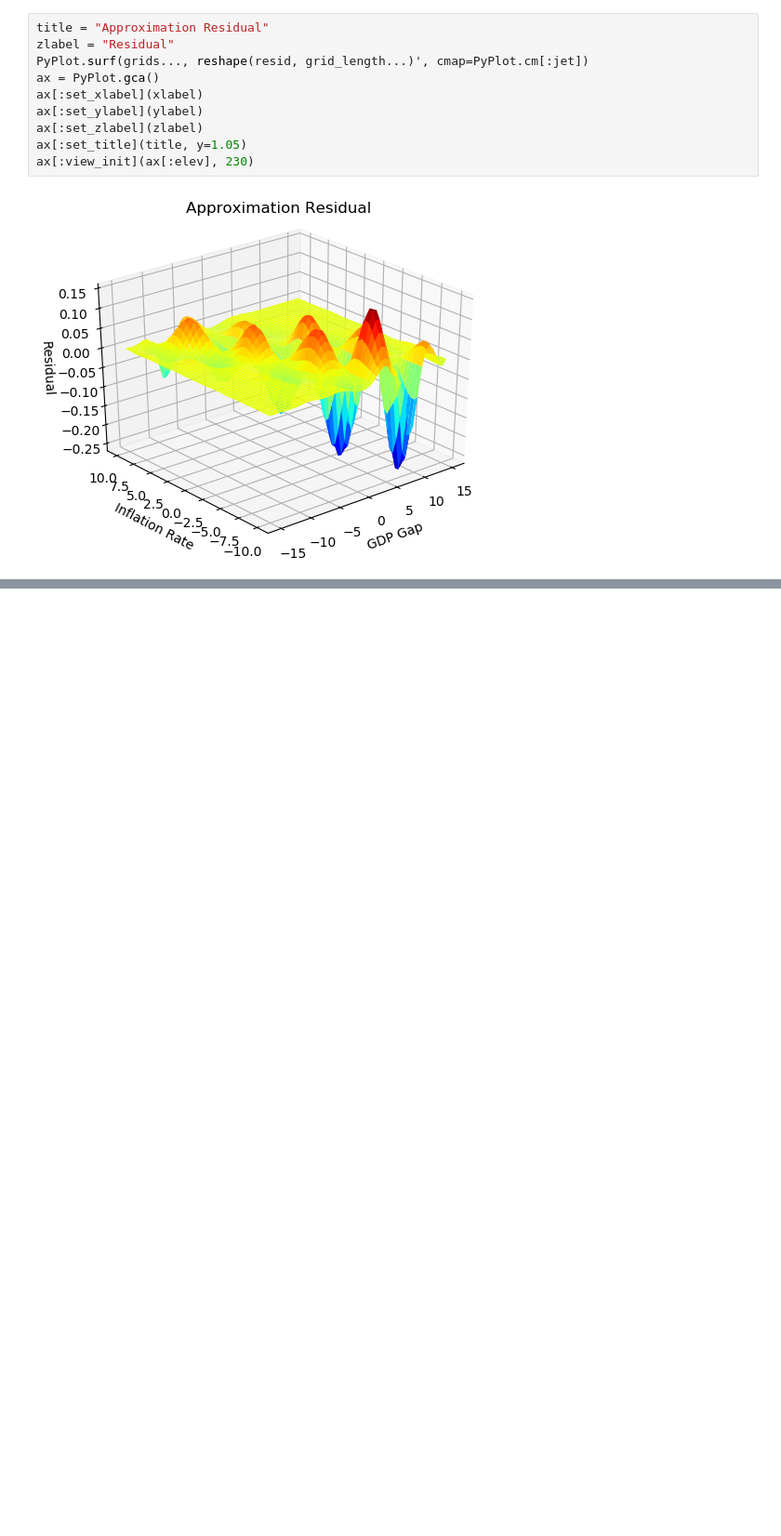
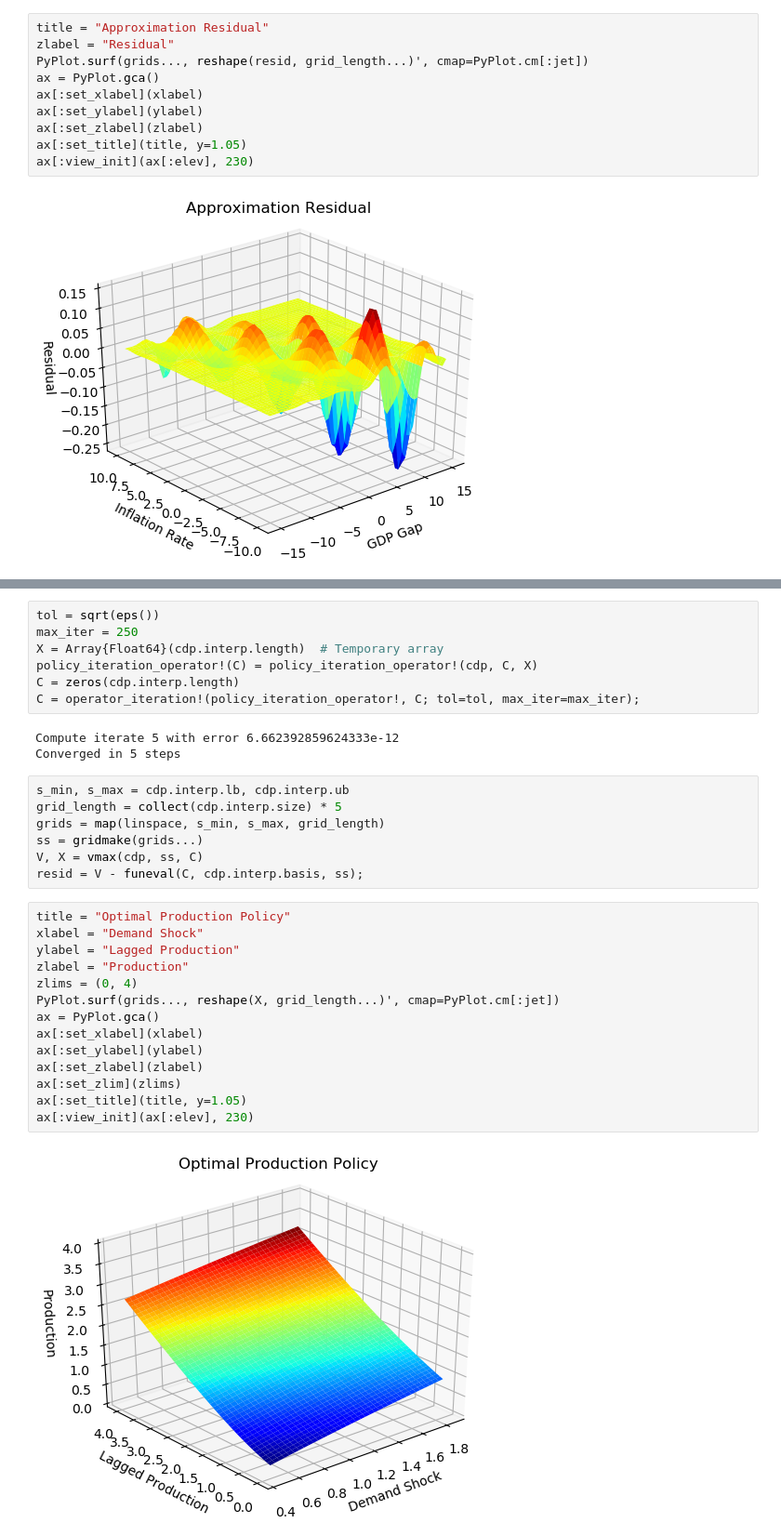
Before and after one commit to OyamaZemi/MirandaFackler.notebooks, a Jupyter notebook: collocation/collocation.ipynb, the cells around one changed output, grey strips where cells are left out. Shown at 93% size. Saved outputs shown, nothing was run; the diff lists cells and outputs as text; blank space fills up the shorter version.

```diff
--- a/collocation/collocation.ipynb
+++ b/collocation/collocation.ipynb
@@ -595,0 +699,33 @@ ax[:view_init](ax[:elev], 230)
+# %%
+tol = sqrt(eps())
+max_iter = 250
+X = Array{Float64}(cdp.interp.length)  # Temporary array
+policy_iteration_operator!(C) = policy_iteration_operator!(cdp, C, X)
+C = zeros(cdp.interp.length)
+C = operator_iteration!(policy_iteration_operator!, C; tol=tol, max_iter=max_iter);
+# %% [output]
+Compute iterate 5 with error 6.662392859624333e-12
+Converged in 5 steps
+# %%
+s_min, s_max = cdp.interp.lb, cdp.interp.ub
+grid_length = collect(cdp.interp.size) * 5
+grids = map(linspace, s_min, s_max, grid_length)
+ss = gridmake(grids...)
+V, X = vmax(cdp, ss, C)
+resid = V - funeval(C, cdp.interp.basis, ss);
+# %%
+title = "Optimal Production Policy"
+xlabel = "Demand Shock"
+ylabel = "Lagged Production"
+zlabel = "Production"
+zlims = (0, 4)
+PyPlot.surf(grids..., reshape(X, grid_length...)', cmap=PyPlot.cm[:jet])
+ax = PyPlot.gca()
+ax[:set_xlabel](xlabel)
+ax[:set_ylabel](ylabel)
+ax[:set_zlabel](zlabel)
+ax[:set_zlim](zlims)
+ax[:set_title](title, y=1.05)
+ax[:view_init](ax[:elev], 230)
+# %% [output]
+[figure, added]
```
Also changed, not shown: parts of 19 cells of this notebook.
